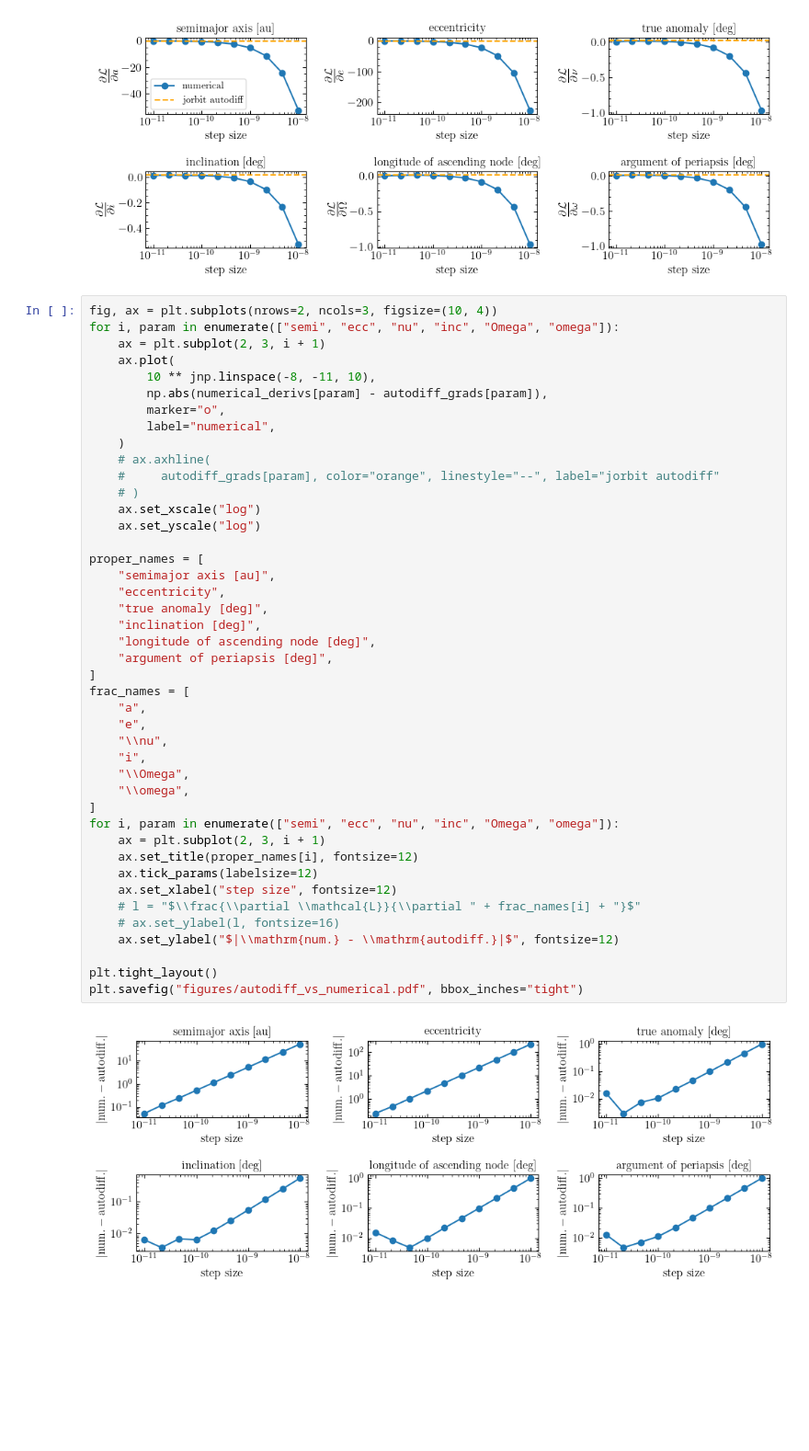
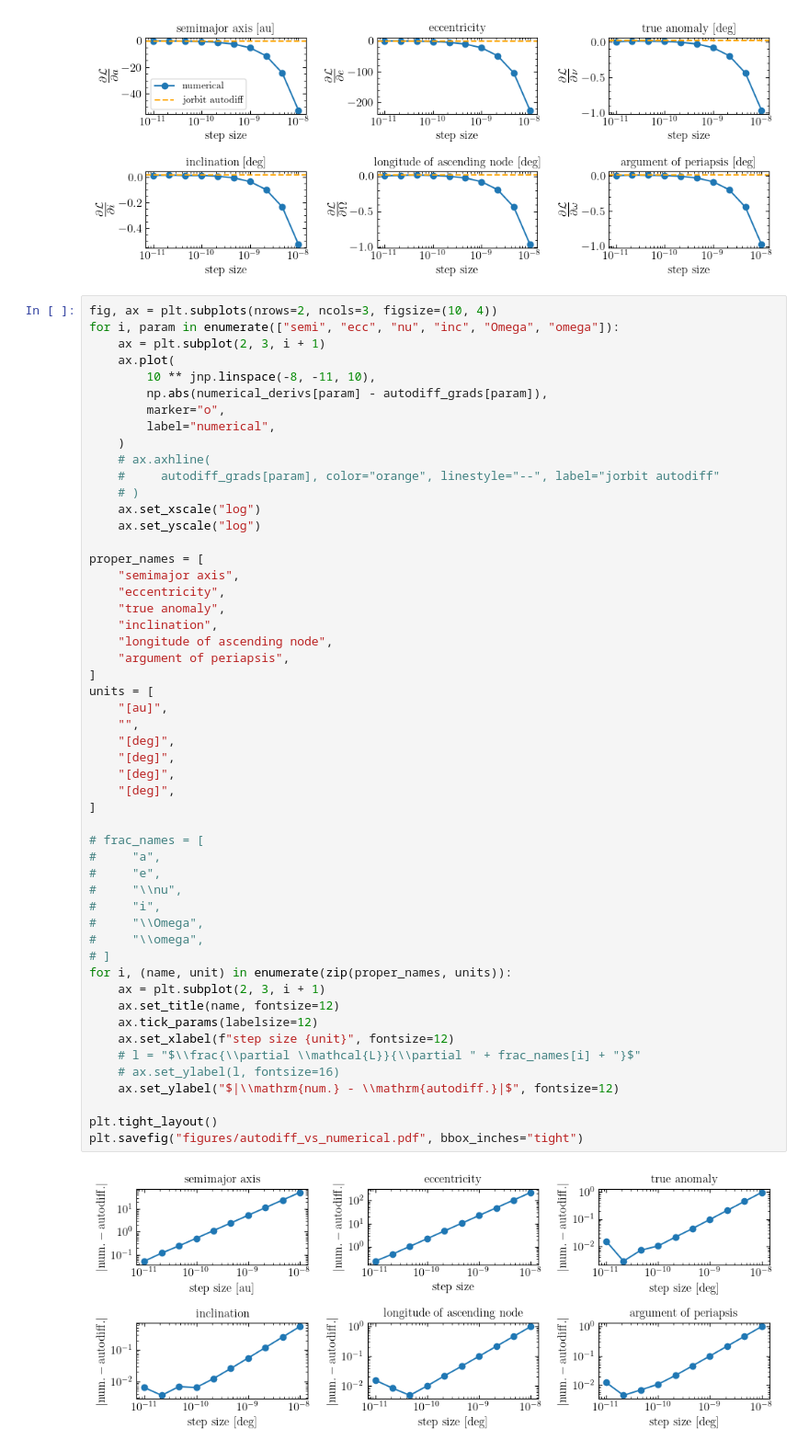
Before and after one commit to ben-cassese/jorbit, a Jupyter notebook: paper/autodiff_compare.ipynb, the cells around one changed output. Shown: that part at 92% size. Saved outputs shown, nothing was run; the diff lists cells and outputs as text; blank space fills up the shorter version.

```diff
--- a/paper/autodiff_compare.ipynb
+++ b/paper/autodiff_compare.ipynb
@@ -139,45 +139,54 @@ plt.tight_layout()
 # %%
 fig, ax = plt.subplots(nrows=2, ncols=3, figsize=(10, 4))
 for i, param in enumerate(["semi", "ecc", "nu", "inc", "Omega", "omega"]):
     ax = plt.subplot(2, 3, i + 1)
     ax.plot(
         10 ** jnp.linspace(-8, -11, 10),
         np.abs(numerical_derivs[param] - autodiff_grads[param]),
         marker="o",
         label="numerical",
     )
     # ax.axhline(
     #     autodiff_grads[param], color="orange", linestyle="--", label="jorbit autodiff"
     # )
     ax.set_xscale("log")
     ax.set_yscale("log")
 
 proper_names = [
-    "semimajor axis [au]",
+    "semimajor axis",
     "eccentricity",
-    "true anomaly [deg]",
-    "inclination [deg]",
-    "longitude of ascending node [deg]",
-    "argument of periapsis [deg]",
+    "true anomaly",
+    "inclination",
+    "longitude of ascending node",
+    "argument of periapsis",
 ]
-frac_names = [
-    "a",
-    "e",
-    "\\nu",
-    "i",
-    "\\Omega",
-    "\\omega",
+units = [
+    "[au]",
+    "",
+    "[deg]",
+    "[deg]",
+    "[deg]",
+    "[deg]",
 ]
-for i, param in enumerate(["semi", "ecc", "nu", "inc", "Omega", "omega"]):
+
+# frac_names = [
+#     "a",
+#     "e",
+#     "\\nu",
+#     "i",
+#     "\\Omega",
+#     "\\omega",
+# ]
+for i, (name, unit) in enumerate(zip(proper_names, units)):
     ax = plt.subplot(2, 3, i + 1)
-    ax.set_title(proper_names[i], fontsize=12)
+    ax.set_title(name, fontsize=12)
     ax.tick_params(labelsize=12)
-    ax.set_xlabel("step size", fontsize=12)
+    ax.set_xlabel(f"step size {unit}", fontsize=12)
     # l = "$\\frac{\\partial \\mathcal{L}}{\\partial " + frac_names[i] + "}$"
     # ax.set_ylabel(l, fontsize=16)
     ax.set_ylabel("$|\\mathrm{num.} - \\mathrm{autodiff.}|$", fontsize=12)
 
 plt.tight_layout()
 plt.savefig("figures/autodiff_vs_numerical.pdf", bbox_inches="tight")
 # %% [output]
-[figure, old version]
+[figure, new version]
```
Also changed, not shown: 1 other file.
